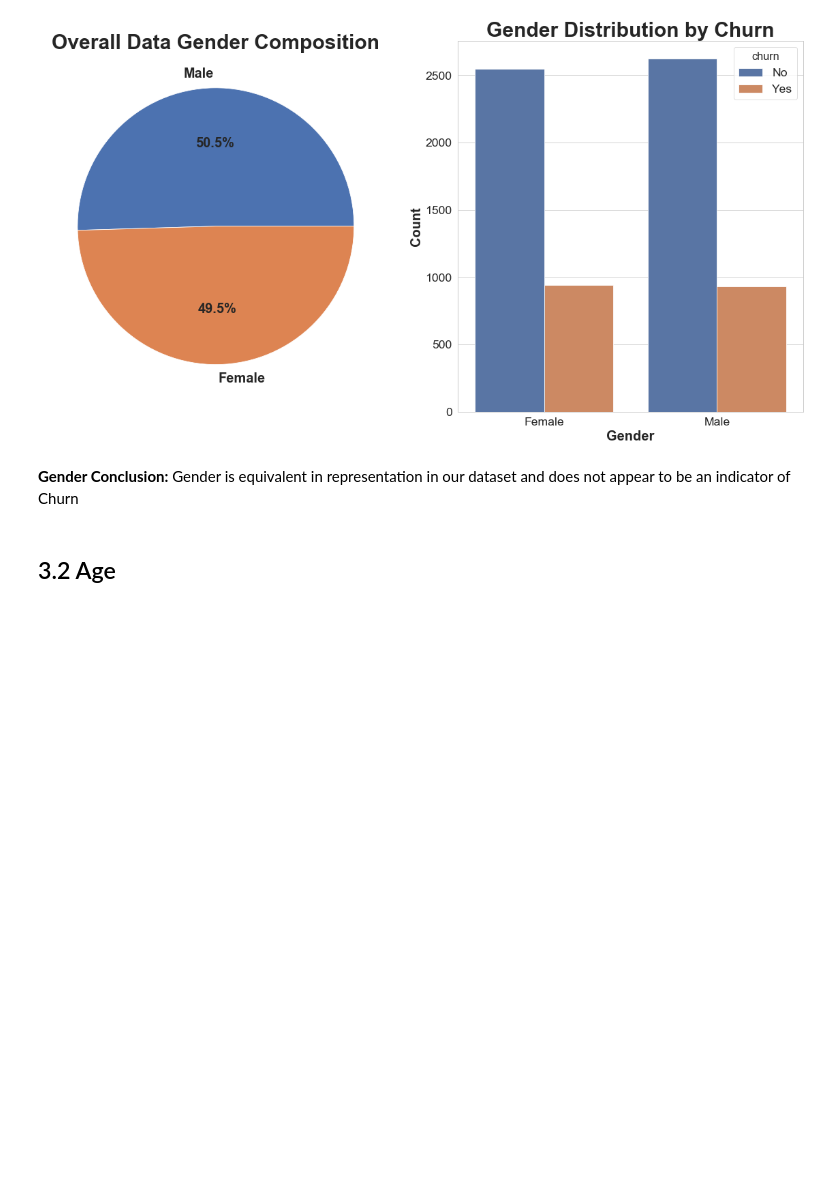
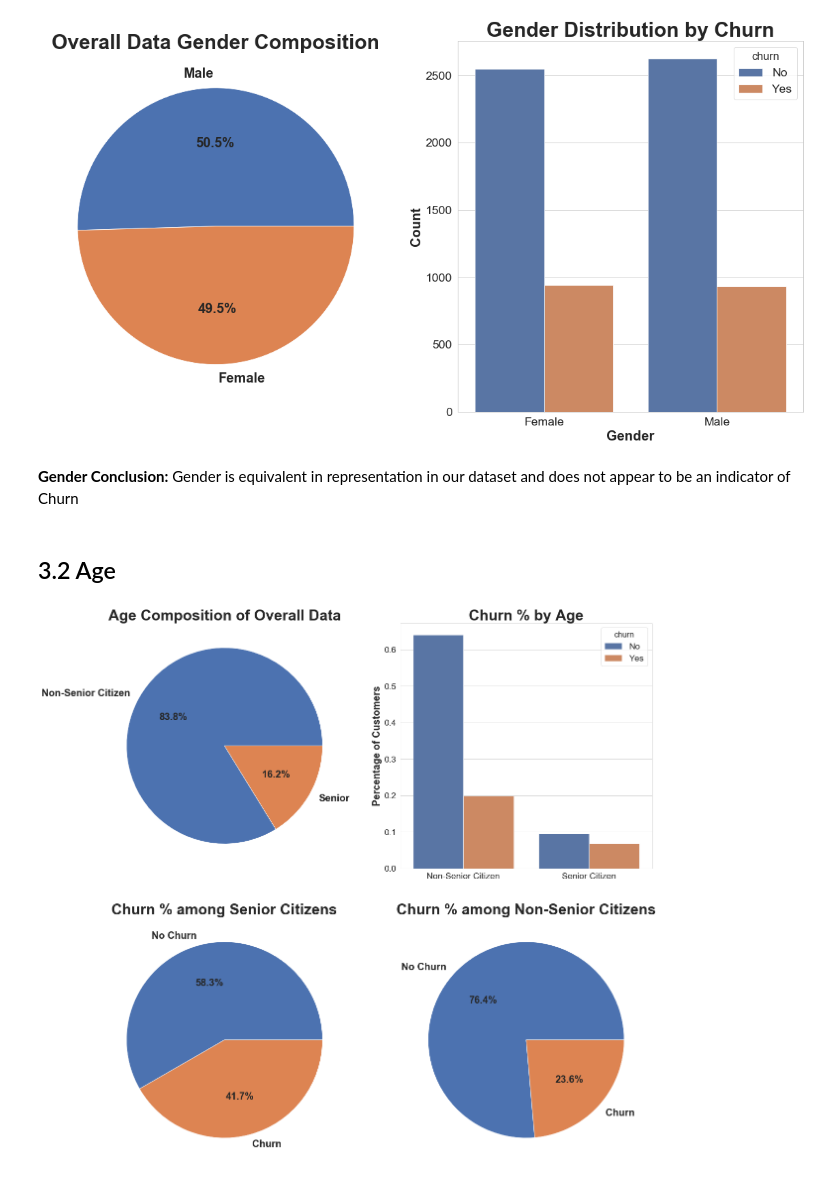
Before and after one commit to andrewcole33/telco_churn_analysis, a Jupyter notebook: eda.ipynb, the cells around one changed output. Drawn from its saved outputs; the diff is of its cells as text; code cells hidden in the pictures; blank space fills up the shorter version.

```diff
--- a/eda.ipynb
+++ b/eda.ipynb
@@ -190,0 +179,4 @@ all_df = len(df)
+# %%
+plot_age_dist(df)
+# %% [output]
+[figure, added]
```
Also changed, not shown: parts of 11 cells of this notebook, 1 other file.
